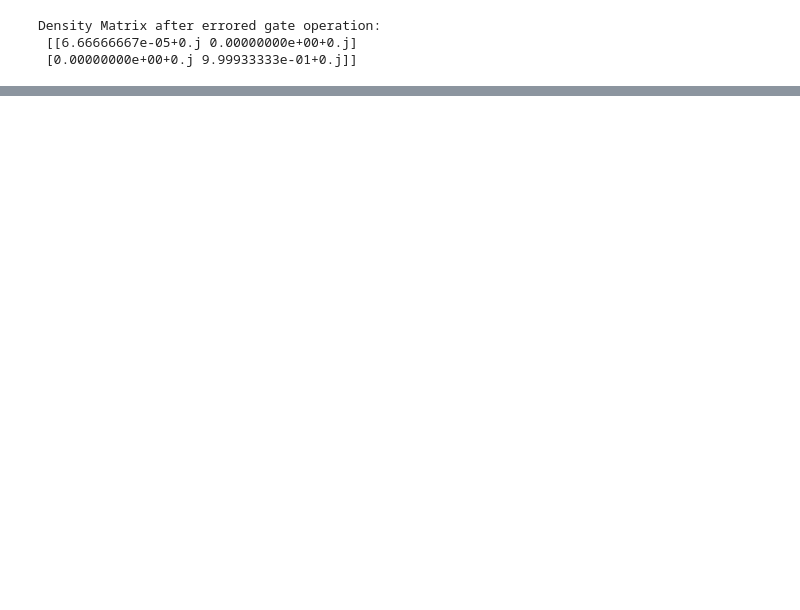
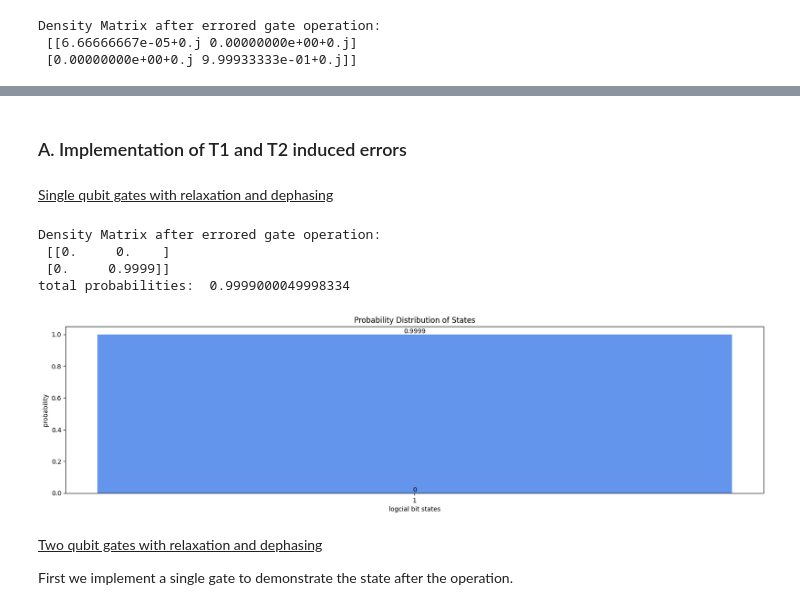
Before and after one commit to gnperdue/QEC_code, a Jupyter notebook: 05. Error Models.ipynb, the cells around one changed output, grey strips where cells are left out. Cells and saved outputs as stored; diff of their text form; code cells hidden in the pictures; blank space fills up the shorter version.

```diff
--- a/05. Error Models.ipynb
+++ b/05. Error Models.ipynb
@@ -221,0 +289,49 @@ total probability:  1.0000000000000007
+# %% [markdown]
+### A. Implementation of T1 and T2 induced errors <a id='implement'></a>
+# %% [markdown]
+<u>Single qubit gates with relaxation and dephasing</u> <a id='singlerad'></a>
+# %%
+psi = np.array([1, 0]) # initial state of our qubit
+rho = np.kron(psi, psi[np.newaxis].conj().T) # convert to density matrix
+
+rho_prime = np.dot(sigma_x, np.dot(rho, sigma_x.conj().T)) # apply 'perfect gate'
+
+t1 = 200 * 10**-6
+t2 = 150 * 10**-6
+tg = 20 * 10**-9
+
+final_rho = qubit_rad_error_matrix(rho_prime, t1, t2, tg) # apply errored gate operation
+
+print('Density Matrix after errored gate operation: \n', final_rho)
+
+
+# probability of the state measurments from the density matrix are defined as Tr(p*rho)
+prob_sum = 0
+state_probs = np.array([])
+for i in range(len(final_rho)):
+    prob_sum += np.abs(final_rho[i,i])
+    state_probs = np.append(state_probs, final_rho[i,i])
+
+print('total probabilities: ', prob_sum)
+
+bits = vector_state_to_bit_state(state_probs, 1)[0]
+
+# Plotting the error state probabilities
+fig, ax = plt.subplots()
+fig.set_figwidth(20)
+error_state_bars = ax.bar(bits, state_probs, label = 'States Probability Distribution', color = 'cornflowerblue')
+plt.title('Probability Distribution of States')
+plt.xlabel('logcial bit states')
+plt.ylabel('probability')
+ax.bar_label(error_state_bars)
+plt.show()
+# %% [output]
+Density Matrix after errored gate operation:
+ [[0.     0.    ]
+ [0.     0.9999]]
+total probabilities:  0.9999000049998334
+[figure, added]
+# %% [markdown]
+<u>Two qubit gates with relaxation and dephasing</u> <a id='tworad'></a>
+
+First we implement a single gate to demonstrate the state after the operation.
```
Also changed, not shown: parts of 27 cells of this notebook, 8 other files.
